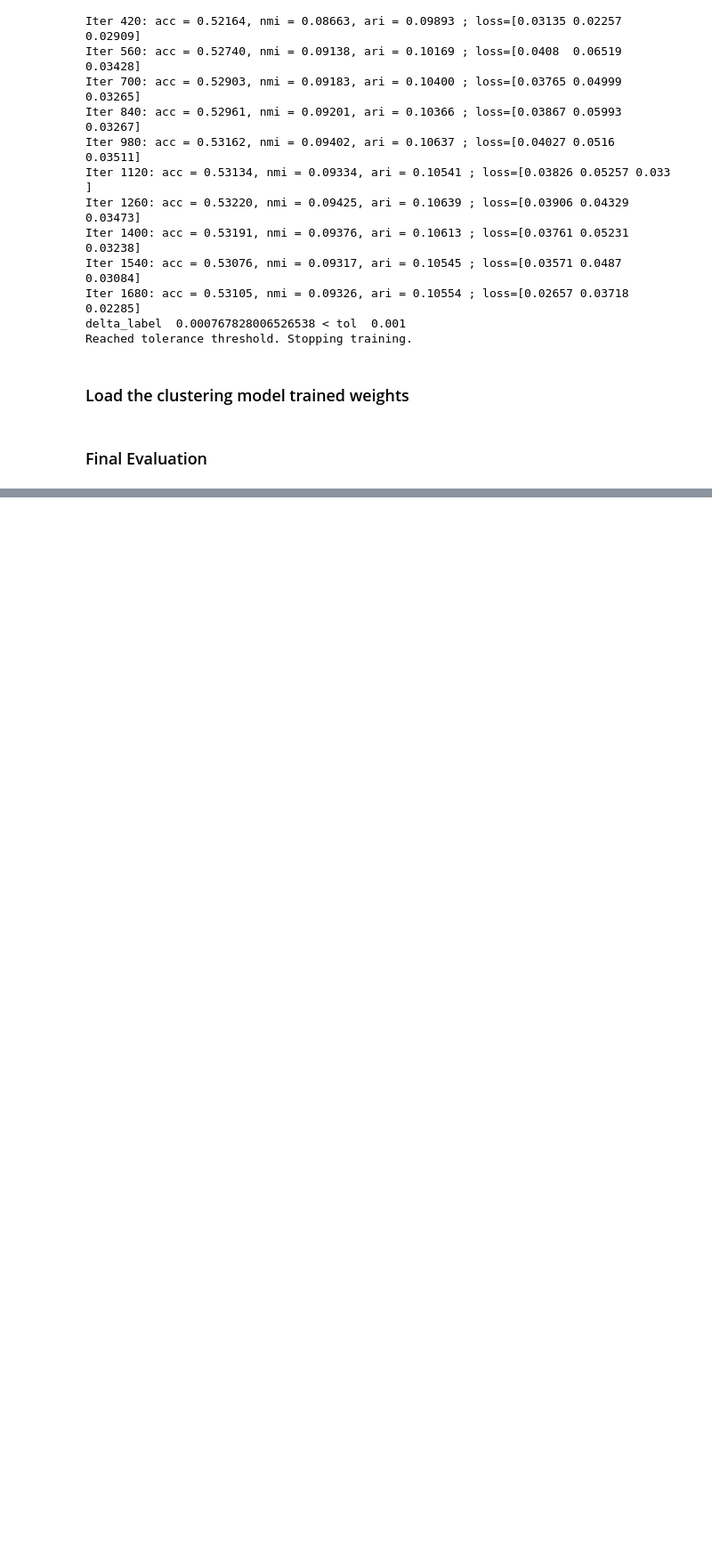
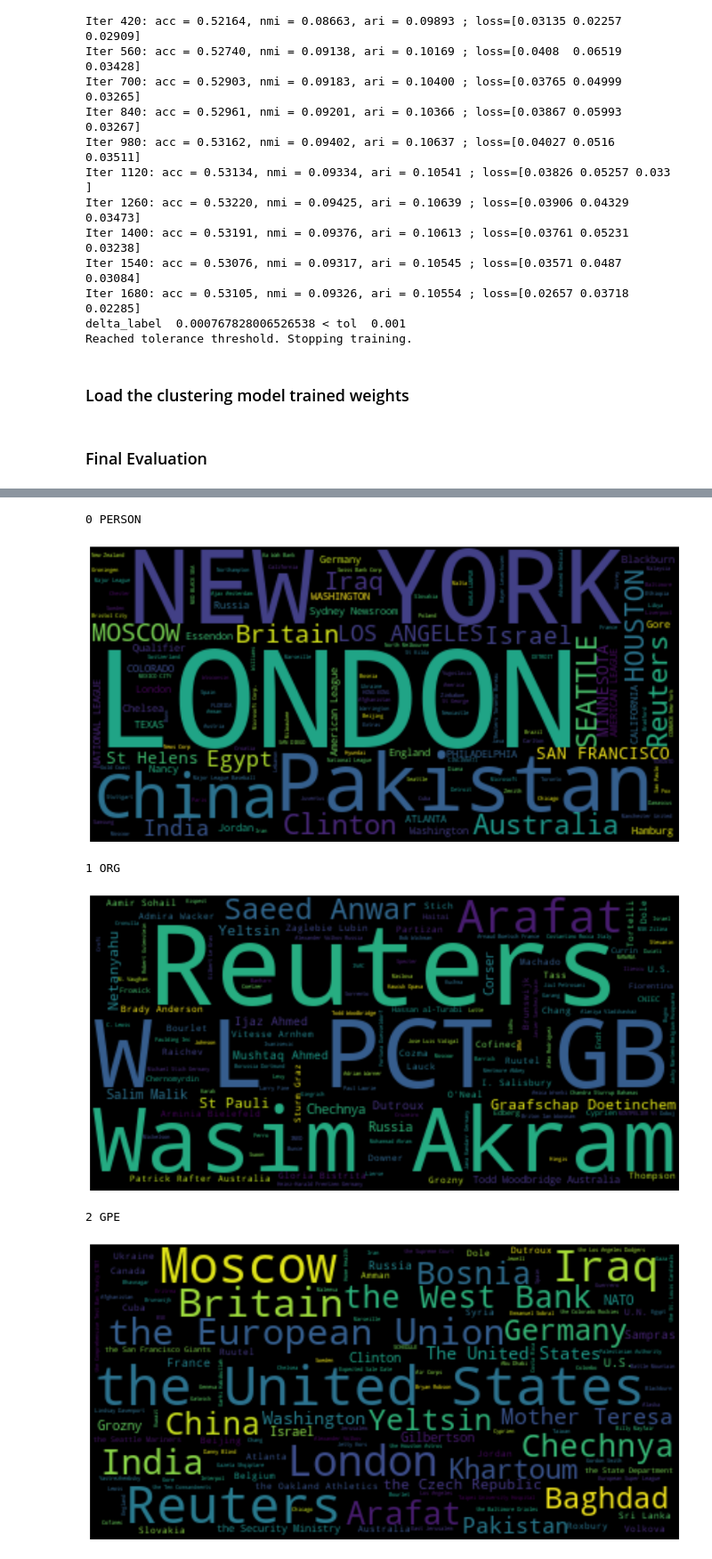
Before and after one commit to wgilpin/auto-ontology, a Jupyter notebook: Keras-DEC-Joint.ipynb, the cells around one changed output, grey strips where cells are left out. Shown at 89% size. Saved outputs shown, nothing was run; the diff lists cells and outputs as text; code cells hidden in the pictures; blank space fills up the shorter version.

```diff
--- a/Keras-DEC-Joint.ipynb
+++ b/Keras-DEC-Joint.ipynb
@@ -728,0 +730,27 @@ plot_confusion(y, y_pred, mapping, 8)
+# %%
+import numpy as np
+import pandas as pd
+from wordcloud import WordCloud
+import matplotlib.pyplot as plt
+
+word_labels = pd.DataFrame({'text':strings, 'label':y_pred})
+for l in mapping.keys():
+    print(l, mapping[l])
+    for_key = word_labels[word_labels['label']==l]
+    unique, counts = np.unique(for_key['text'], return_counts=True)
+
+    freq_list = np.asarray((unique, counts)).T
+    freqs = {w: f for w,f in freq_list}
+
+    wc = WordCloud().generate_from_frequencies(freqs)
+    plt.figure(figsize=(16, 14))
+    plt.imshow(wc, interpolation='bilinear')
+    plt.axis("off")
+    plt.show()
+# %% [output]
+0 PERSON
+[figure, added]
+1 ORG
+[figure, added]
+2 GPE
+[figure, added]
```
Also changed, not shown: parts of 5 cells of this notebook, 3 other files.
